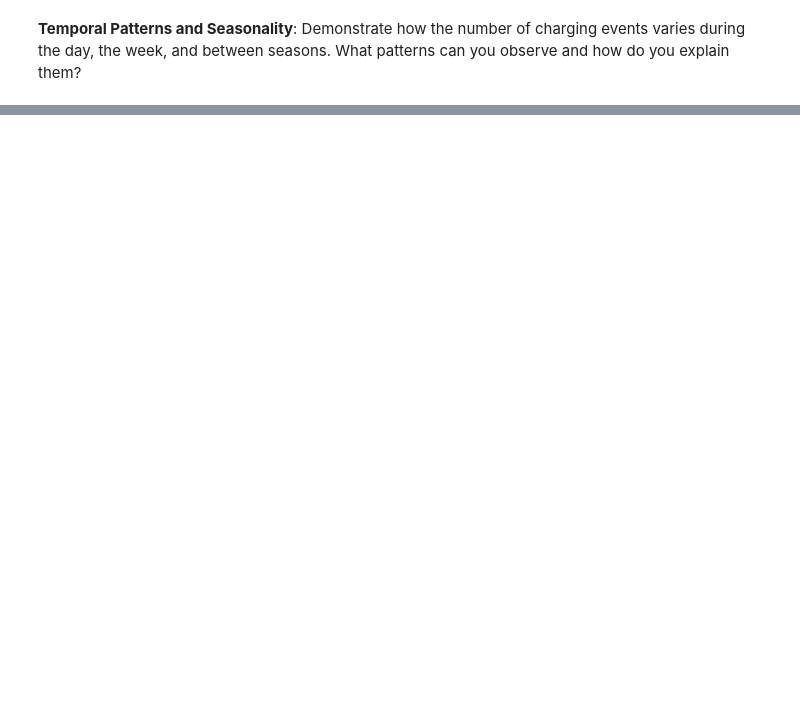
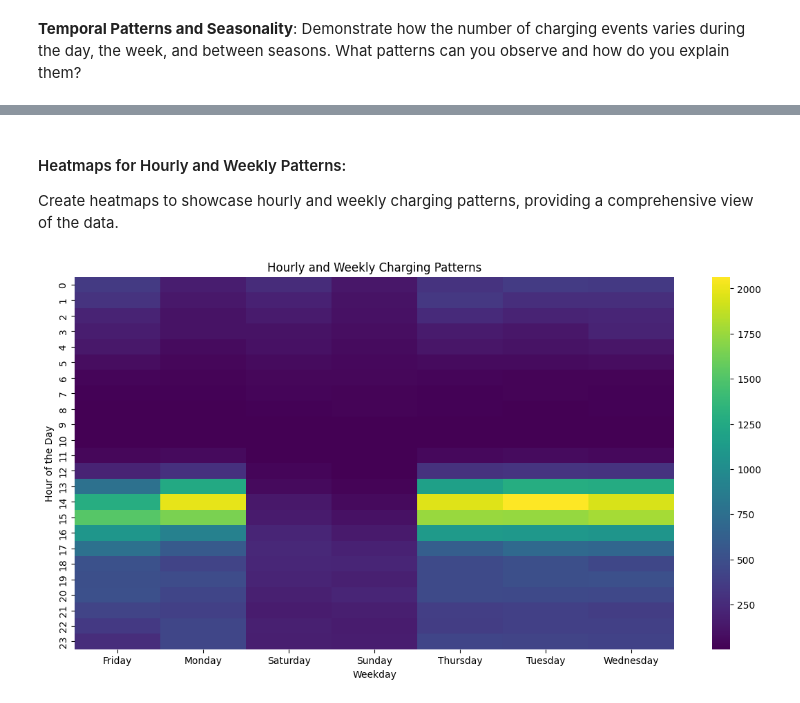
Before and after one commit to S0PEX/AA_Team_9_WS23, a Jupyter notebook: temporal_patterns_seasonality.ipynb, the cells around one changed output, grey strips where cells are left out. Cells and saved outputs as stored; diff of their text form; code cells hidden in the pictures; blank space fills up the shorter version.

```diff
--- a/temporal_patterns_seasonality.ipynb
+++ b/temporal_patterns_seasonality.ipynb
@@ -71,0 +114,13 @@ plt.show()
+# %% [markdown]
+#### Heatmaps for Hourly and Weekly Patterns:
+Create heatmaps to showcase hourly and weekly charging patterns, providing a comprehensive view of the data.
+# %%
+hourly_weekly_counts = df_exploration.groupby([df_exploration.index.hour, 'weekday']).size().unstack()
+plt.figure(figsize=(14, 7))
+sns.heatmap(hourly_weekly_counts, cmap='viridis')
+plt.title('Hourly and Weekly Charging Patterns')
+plt.xlabel('Weekday')
+plt.ylabel('Hour of the Day')
+plt.show()
+# %% [output]
+[figure, added]
```
Also changed, not shown: parts of 13 cells of this notebook, 1 other file.
